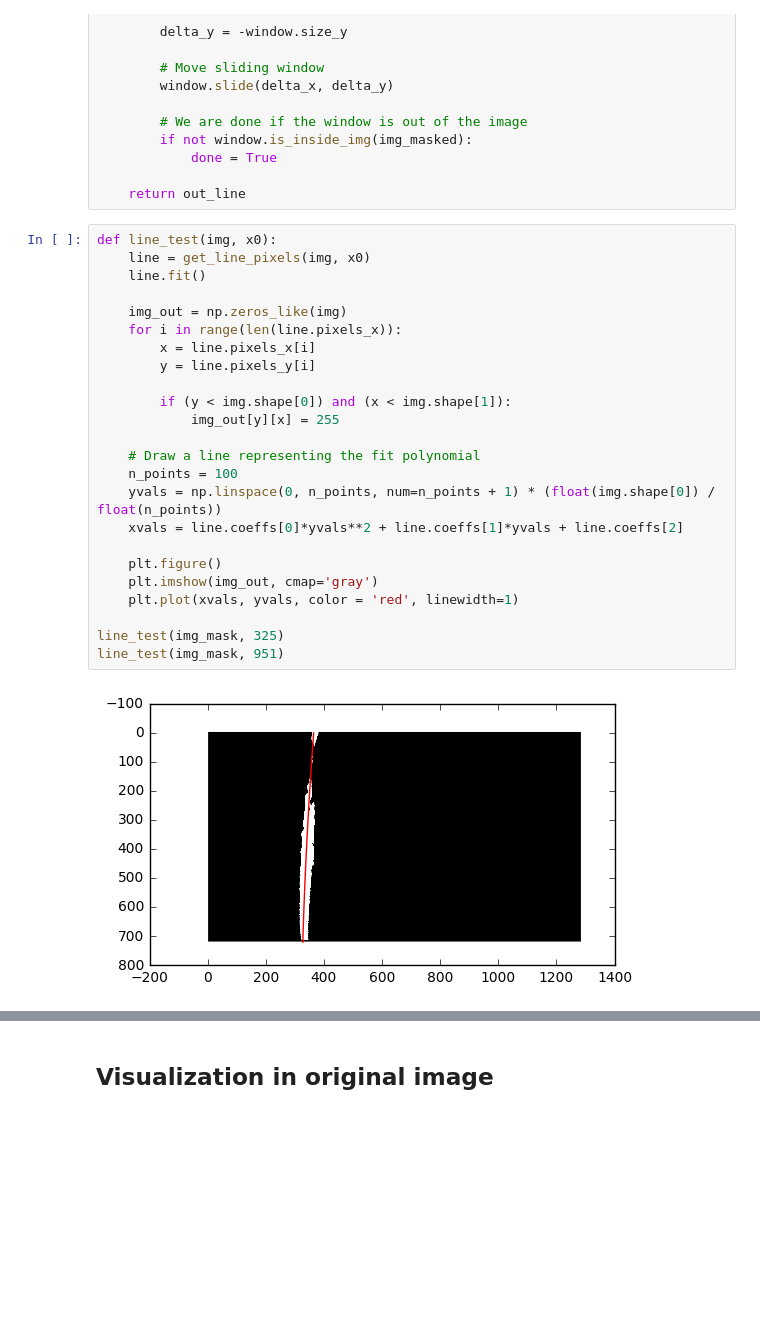
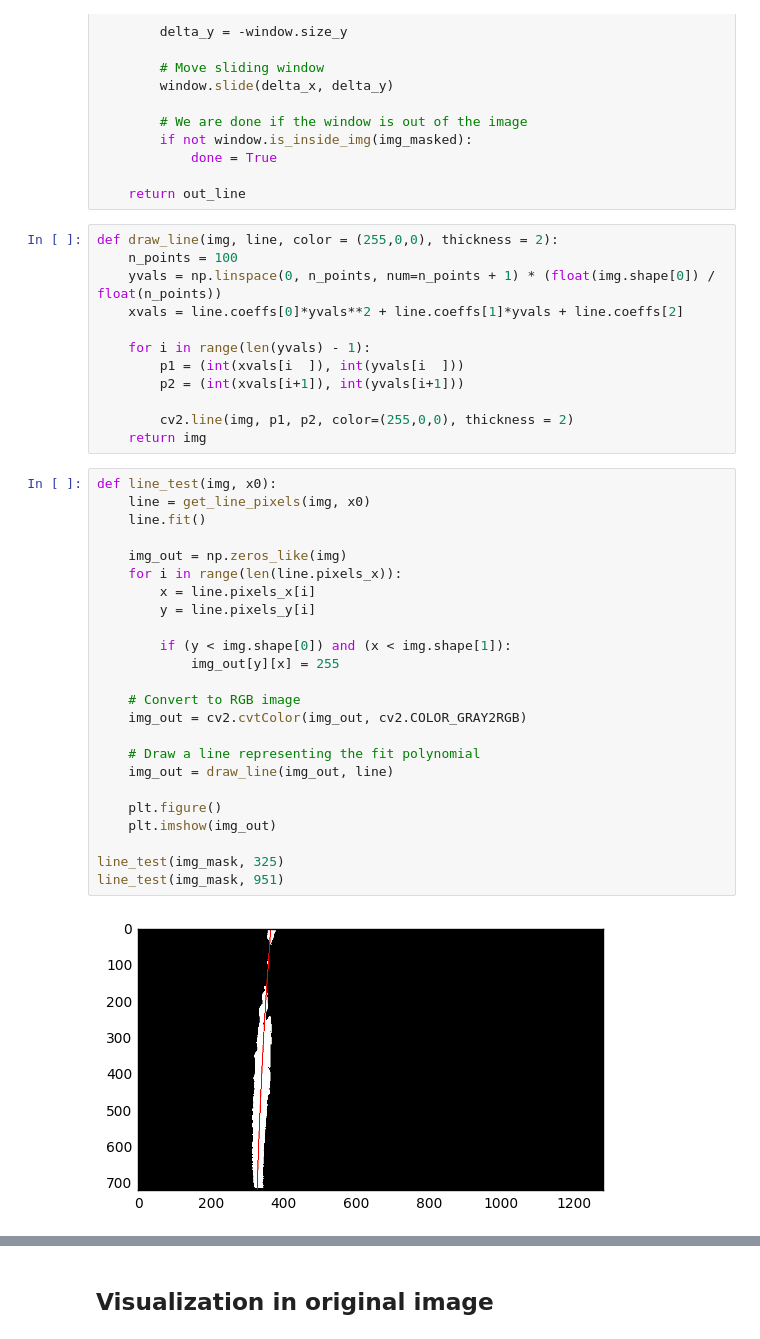
Before and after one commit to carlosgalvezp/Udacity-Self-Driving-Car-Nanodegree, a Jupyter notebook: term1/projects/p4-advanced-lane-finding/p4-advanced-lane-finding.ipynb, the cells around one changed output, grey strips where cells are left out. Cells and saved outputs as stored; diff of their text form; blank space fills up the shorter version.

Commit message:
Draw lines using cv2 for compatibility

```diff
--- a/term1/projects/p4-advanced-lane-finding/p4-advanced-lane-finding.ipynb
+++ b/term1/projects/p4-advanced-lane-finding/p4-advanced-lane-finding.ipynb
@@ -365,29 +365,41 @@ def get_line_pixels(img_masked, x0):
             done = True
 
     return out_line
+# %%
+def draw_line(img, line, color = (255,0,0), thickness = 2):
+    n_points = 100
+    yvals = np.linspace(0, n_points, num=n_points + 1) * (float(img.shape[0]) / float(n_points))
+    xvals = line.coeffs[0]*yvals**2 + line.coeffs[1]*yvals + line.coeffs[2]
+
+    for i in range(len(yvals) - 1):
+        p1 = (int(xvals[i  ]), int(yvals[i  ]))
+        p2 = (int(xvals[i+1]), int(yvals[i+1]))
+
+        cv2.line(img, p1, p2, color=(255,0,0), thickness = 2)
+    return img
 # %%
 def line_test(img, x0):
     line = get_line_pixels(img, x0)
     line.fit()
 
     img_out = np.zeros_like(img)
     for i in range(len(line.pixels_x)):
         x = line.pixels_x[i]
         y = line.pixels_y[i]
 
         if (y < img.shape[0]) and (x < img.shape[1]):
             img_out[y][x] = 255
 
+    # Convert to RGB image
+    img_out = cv2.cvtColor(img_out, cv2.COLOR_GRAY2RGB)
+
     # Draw a line representing the fit polynomial
-    n_points = 100
-    yvals = np.linspace(0, n_points, num=n_points + 1) * (float(img.shape[0]) / float(n_points))
-    xvals = line.coeffs[0]*yvals**2 + line.coeffs[1]*yvals + line.coeffs[2]
+    img_out = draw_line(img_out, line)
 
     plt.figure()
-    plt.imshow(img_out, cmap='gray')
-    plt.plot(xvals, yvals, color = 'red', linewidth=1)
+    plt.imshow(img_out)
 
 line_test(img_mask, 325)
 line_test(img_mask, 951)
 # %% [output]
-[figure, old version]
+[figure, new version]
```
Also changed, not shown: parts of 1 cell of this notebook.
